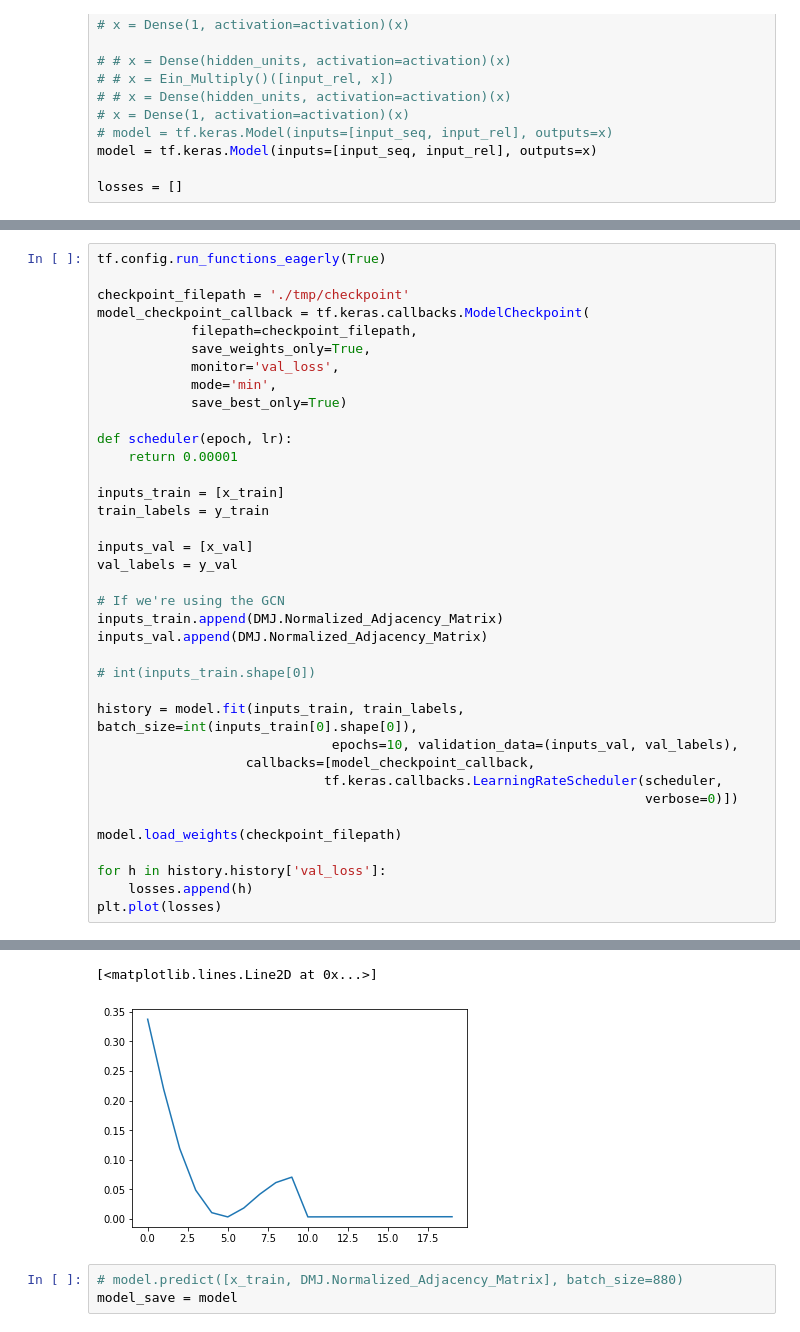
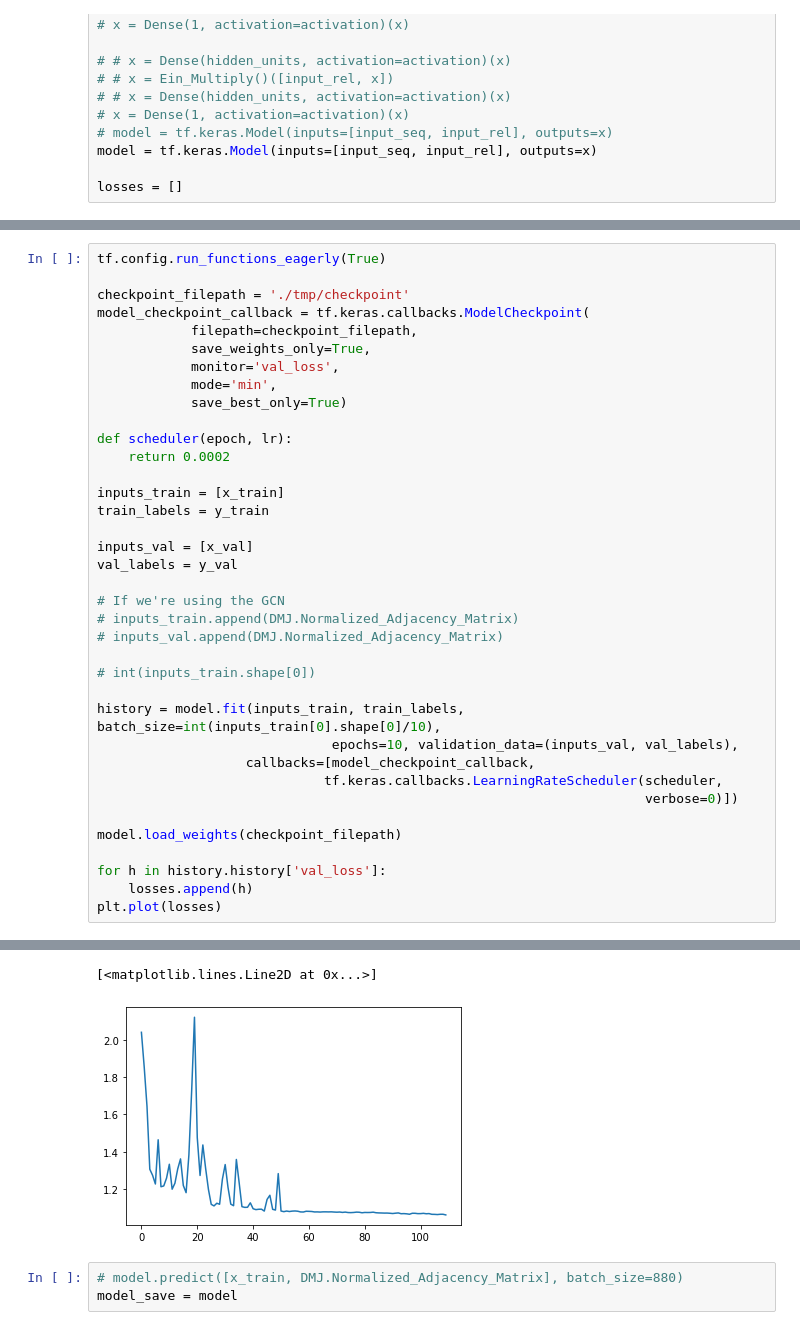
Before and after one commit to maxoflife-student/TAMU-ECEN-404-IFPTSND, a Jupyter notebook: Verifying_LSTM_Masking.ipynb, the cells around one changed output, grey strips where cells are left out. Saved outputs shown, nothing was run; the diff lists cells and outputs as text.

```diff
--- a/Verifying_LSTM_Masking.ipynb
+++ b/Verifying_LSTM_Masking.ipynb
@@ -367,7 +363,7 @@ model_checkpoint_callback = tf.keras.callbacks.ModelCheckpoint(
             save_best_only=True)
 
 def scheduler(epoch, lr):
-    return 0.00001
+    return 0.0002
 
 inputs_train = [x_train]
 train_labels = y_train
@@ -376,12 +372,12 @@ inputs_val = [x_val]
 val_labels = y_val
 
 # If we're using the GCN
-inputs_train.append(DMJ.Normalized_Adjacency_Matrix)
-inputs_val.append(DMJ.Normalized_Adjacency_Matrix)
+# inputs_train.append(DMJ.Normalized_Adjacency_Matrix)
+# inputs_val.append(DMJ.Normalized_Adjacency_Matrix)
 
 # int(inputs_train.shape[0])
 
-history = model.fit(inputs_train, train_labels, batch_size=int(inputs_train[0].shape[0]),
+history = model.fit(inputs_train, train_labels, batch_size=int(inputs_train[0].shape[0]/10),
                               epochs=10, validation_data=(inputs_val, val_labels),
                    callbacks=[model_checkpoint_callback,
                              tf.keras.callbacks.LearningRateScheduler(scheduler,
@@ -416,5 +412,5 @@ Epoch 10/10
 [<matplotlib.lines.Line2D at 0x...>]
-[figure, old version]
+[figure, new version]
 # %%
 # model.predict([x_train, DMJ.Normalized_Adjacency_Matrix], batch_size=880)
 model_save = model
```
Also changed, not shown: parts of 9 cells of this notebook, 7 other files.
